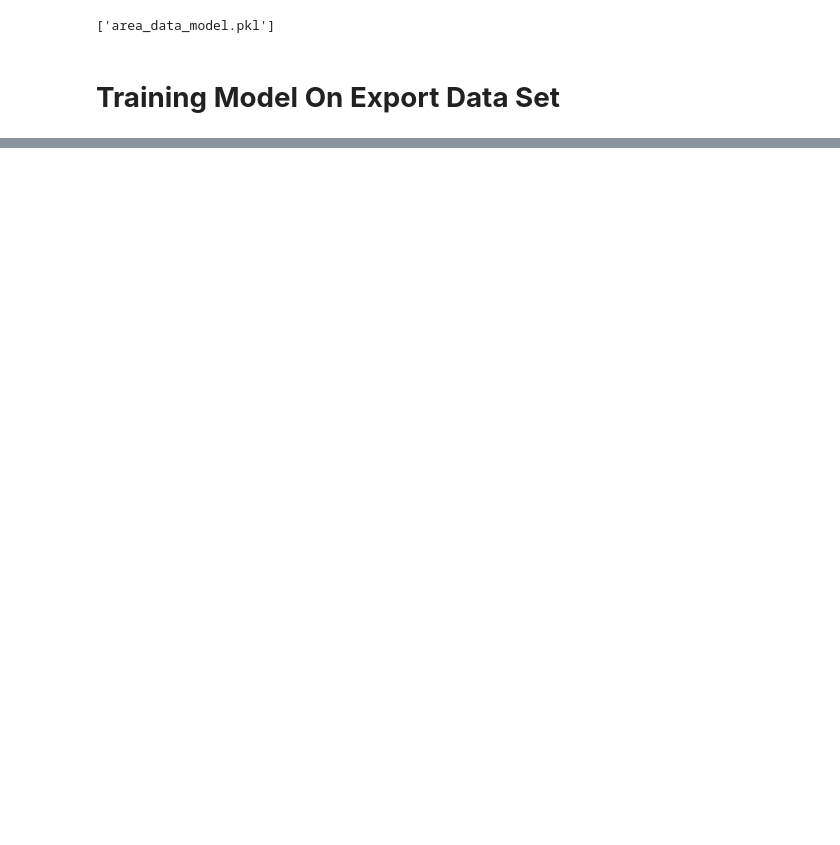
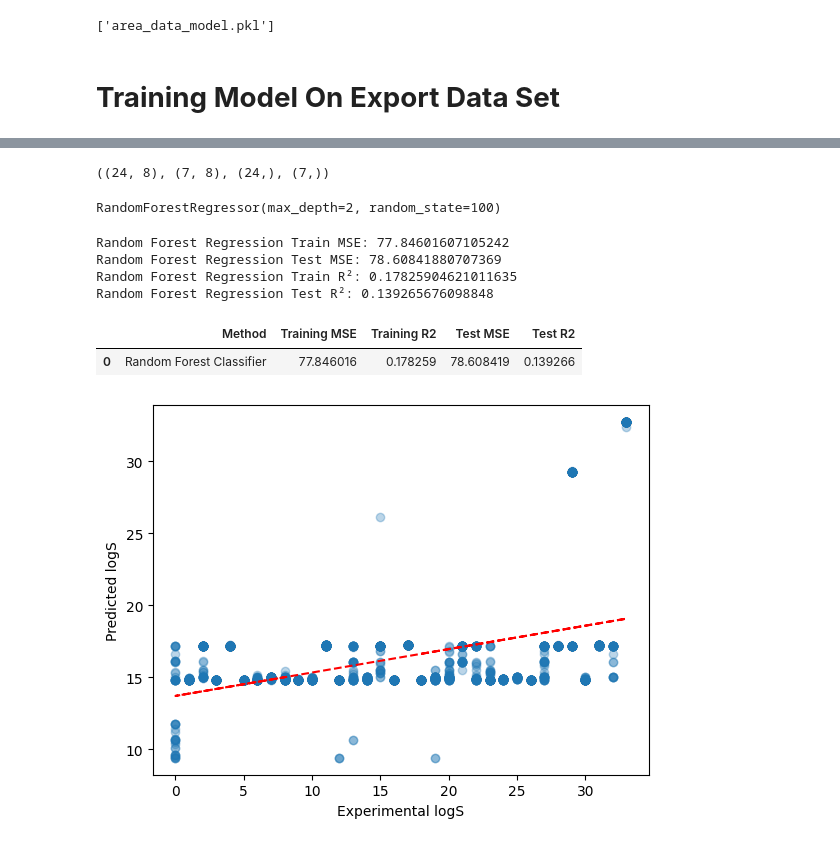
Before and after one commit to hamzaabialal/data, a Jupyter notebook: Crop_Prediction.ipynb, the cells around one changed output, grey strips where cells are left out. Drawn from its saved outputs; the diff is of its cells as text; code cells hidden in the pictures; blank space fills up the shorter version.

```diff
--- a/Crop_Prediction.ipynb
+++ b/Crop_Prediction.ipynb
@@ -324,0 +431,7 @@ joblib.dump(clf, 'area_data_model.pkl')
+# %%
+from sklearn.preprocessing import LabelEncoder
+label_encoder = LabelEncoder()
+y_encoded = label_encoder.fit_transform(y_export_data)
+y_encoded
+x_encoded = x_export_data.apply(lambda col: label_encoder.fit_transform(col))
+x_encoded
@@ -324,0 +456,56 @@ joblib.dump(clf, 'area_data_model.pkl')
+# %%
+from sklearn.model_selection import train_test_split
+x_train, x_test, y_train, y_test = train_test_split(x_encoded,y_encoded, test_size=0.2, random_state=100)
+x_train.shape, x_test.shape, y_train.shape, y_test.shape
+# %% [output]
+((24, 8), (7, 8), (24,), (7,))
+# %%
+from sklearn.linear_model import LinearRegression
+from sklearn.ensemble import RandomForestRegressor
+regressor = RandomForestRegressor(max_depth=2, random_state=100)
+
+# Fit the model
+regressor.fit(x_train, y_train)
+# %% [output]
+RandomForestRegressor(max_depth=2, random_state=100)
+# %%
+y_train_pred = regressor.predict(x_train)
+y_test_pred = regressor.predict(x_test)
+# %%
+from sklearn.metrics import mean_squared_error, r2_score
+train_mse = mean_squared_error(y_train, y_train_pred)
+test_mse = mean_squared_error(y_test, y_test_pred)
+train_r2 = r2_score(y_train, y_train_pred)
+test_r2 = r2_score(y_test, y_test_pred)
+
+# Print the results
+print("Random Forest Regression Train MSE:", train_mse)
+print("Random Forest Regression Test MSE:", test_mse)
+print("Random Forest Regression Train R²:", train_r2)
+print("Random Forest Regression Test R²:", test_r2)
+# %% [output]
+Random Forest Regression Train MSE: 77.84601607105242
+Random Forest Regression Test MSE: 78.60841880707369
+Random Forest Regression Train R²: 0.17825904621011635
+Random Forest Regression Test R²: 0.139265676098848
+# %%
+rf_results  =  pd.DataFrame(["Random Forest Classifier", train_mse, train_r2, test_mse, test_r2]).transpose()
+rf_results.columns = ["Method", "Training MSE", "Training R2", "Test MSE", "Test R2"]
+rf_results
+# %% [output]
+|  | Method | Training MSE | Training R2 | Test MSE | Test R2 |
+| 0 | Random Forest Classifier | 77.846016 | 0.178259 | 78.608419 | 0.139266 |
+# %%
+import matplotlib.pyplot as plt
+import numpy as np
+import matplotlib.pyplot as plt
+import numpy as np
+z=np.polyfit(y_train, y_train_pred, 1)
+p=np.poly1d(z)
+plt.plot(y_train,p(y_train),"r--")
+plt.scatter(y_train, y_train_pred, alpha=0.3)
+plt.xlabel("Experimental logS")
+plt.ylabel("Predicted logS")
+plt.show()
+# %% [output]
+[figure, added]
```
Also changed, not shown: parts of 11 cells of this notebook.
